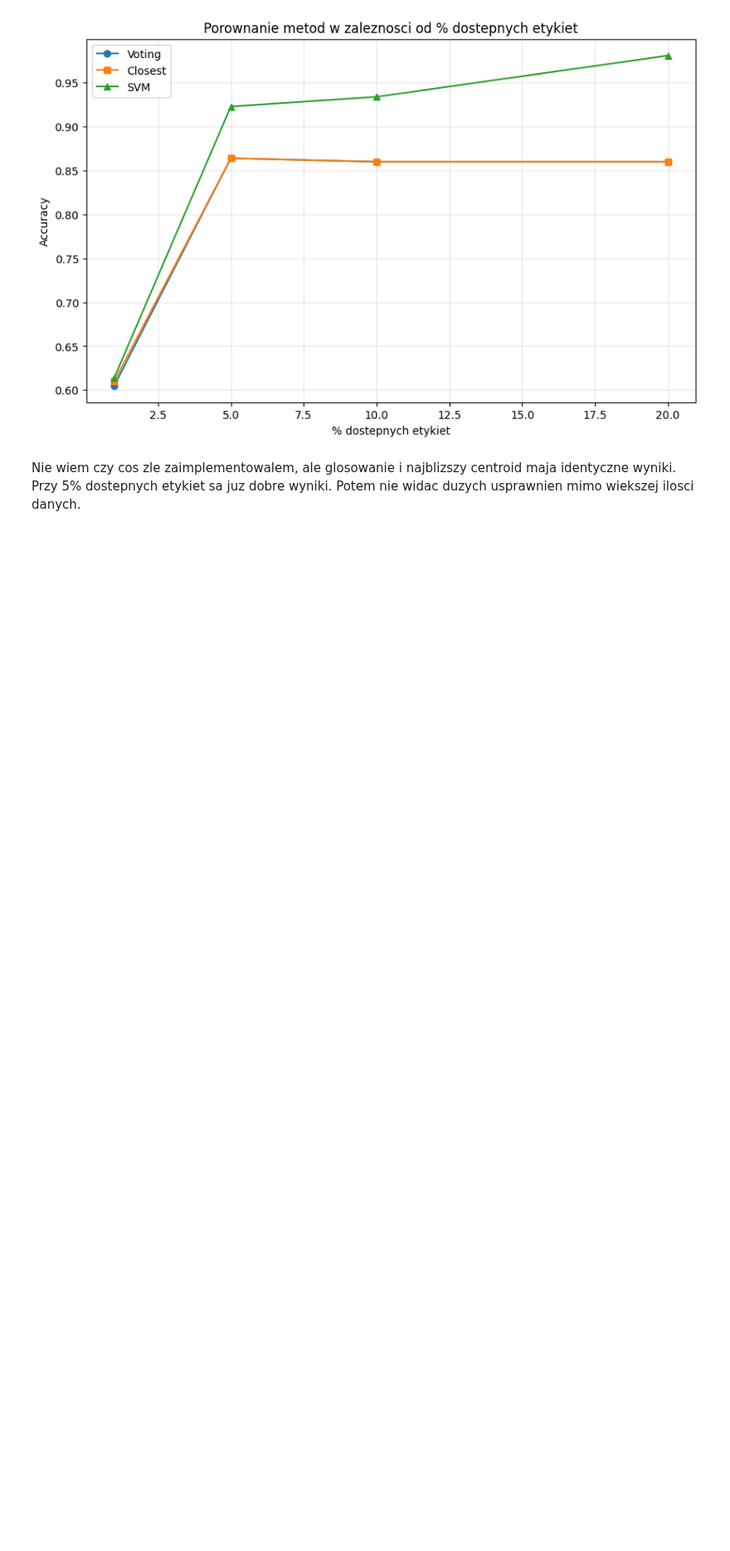
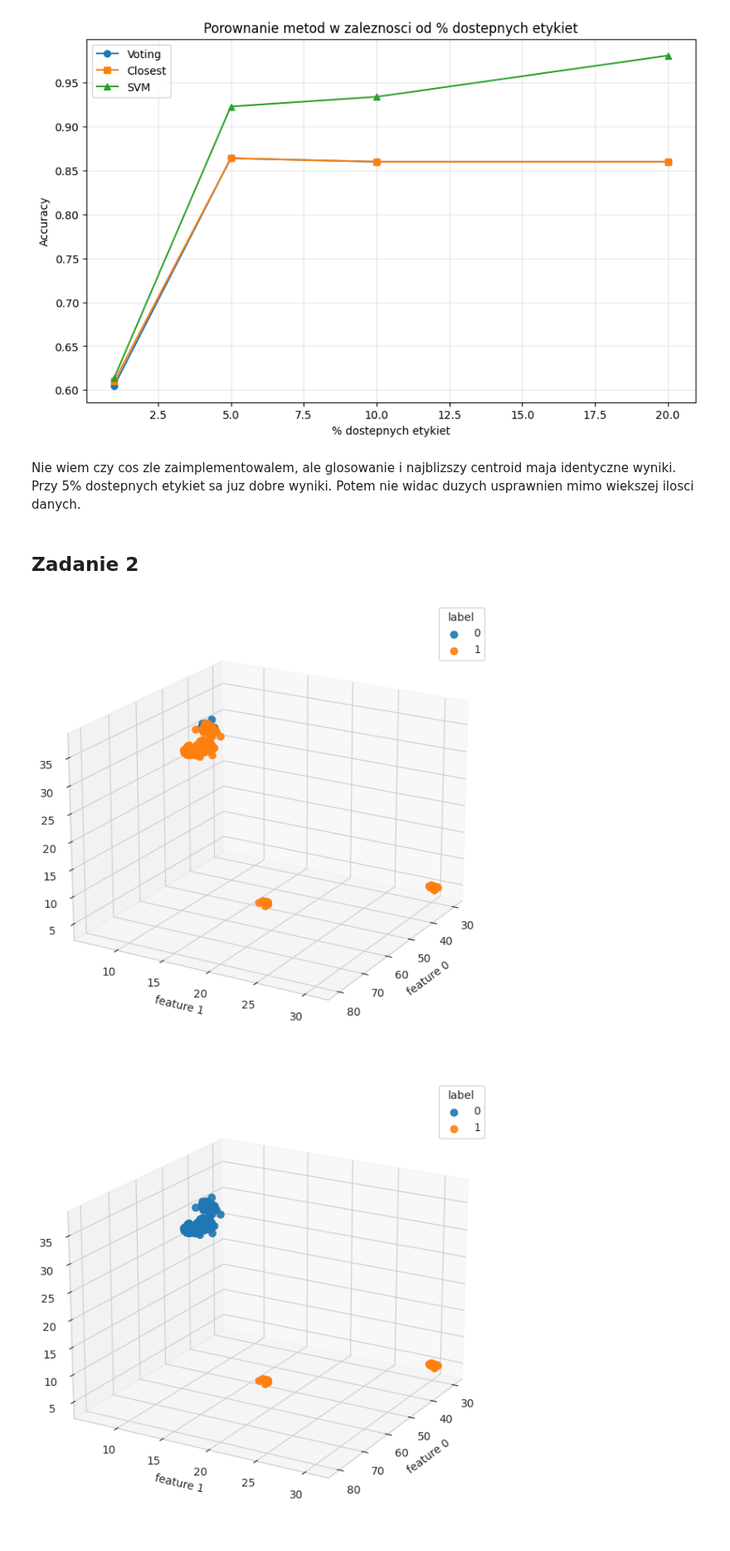
Before and after one commit to rektyyy/Artificial-Intelligence, a Jupyter notebook: ML/exercises/7/Assignment_7.ipynb, the cells around one changed output. Shown at 83% size. Drawn from its saved outputs; the diff is of its cells as text; code cells hidden in the pictures; blank space fills up the shorter version.

Commit message:
ml zadanie 2

```diff
--- a/ML/exercises/7/Assignment_7.ipynb
+++ b/ML/exercises/7/Assignment_7.ipynb
@@ -184,3 +184,5 @@ plt.show()
 [figure]
 # %% [markdown]
 Nie wiem czy cos zle zaimplementowalem, ale glosowanie i najblizszy centroid maja identyczne wyniki. Przy 5% dostepnych etykiet sa juz dobre wyniki. Potem nie widac duzych usprawnien mimo wiekszej ilosci danych.
+# %% [markdown]
+## Zadanie 2
@@ -186,0 +234,44 @@ Nie wiem czy cos zle zaimplementowalem, ale glosowanie i najblizszy centroid maj
+# %%
+X, y_true = generate_sensor_data()
+# %%
+# kod ai
+def plot_3d_points(X, y=None, elev=20, azim=30, size=40, figsize=(8, 6), cmap='tab10'):
+    """
+    Plot 3D scatter of `X` (n_samples, 3). If `y` provided, color by label.
+    """
+    X = np.asarray(X)
+    if X.ndim != 2 or X.shape[1] != 3:
+        raise ValueError("`X` must have shape (n_samples, 3)")
+
+    fig = plt.figure(figsize=figsize)
+    ax = fig.add_subplot(111, projection='3d')
+
+    if y is None:
+        sc = ax.scatter(X[:, 0], X[:, 1], X[:, 2], c=np.arange(len(X)), cmap=cmap, s=size, alpha=0.8)
+        plt.colorbar(sc, ax=ax, shrink=0.6, label='index')
+    else:
+        y = np.asarray(y)
+        if y.shape[0] != X.shape[0]:
+            raise ValueError("`y` must have the same length as `X`")
+        for label in np.unique(y):
+            mask = (y == label)
+            ax.scatter(X[mask, 0], X[mask, 1], X[mask, 2], s=size, alpha=0.9, label=str(label))
+        ax.legend(title='label')
+
+    ax.set_xlabel('feature 0')
+    ax.set_ylabel('feature 1')
+    ax.set_zlabel('feature 2')
+    ax.view_init(elev=elev, azim=azim)
+    plt.tight_layout()
+    plt.show()
+# %%
+y_kmeans = detect_anomalies_kmeans(X)
+y_dbscan = detect_anomalies_dbscan(X)
+y_lof = detect_anomalies_lof(X)
+# %%
+plot_3d_points(X, y_kmeans)
+plot_3d_points(X, y_dbscan)
+plot_3d_points(X, y_lof)
+# %% [output]
+[figure, added]
+[figure, added]
```
Also changed, not shown: parts of 5 cells of this notebook.
